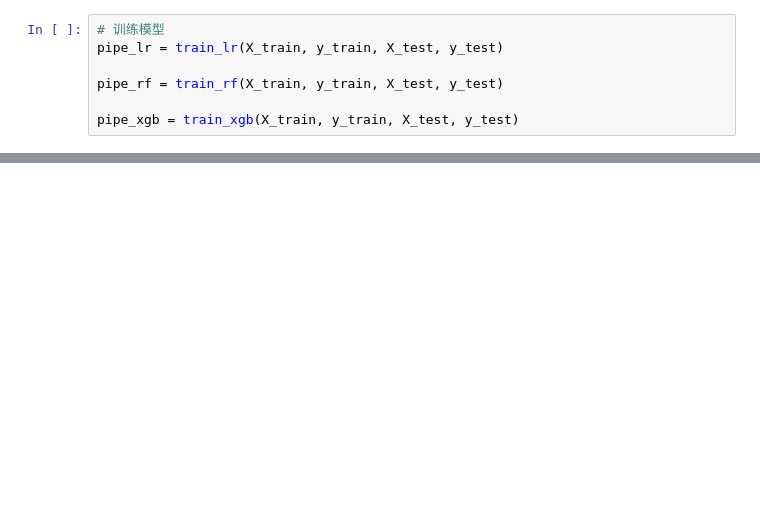
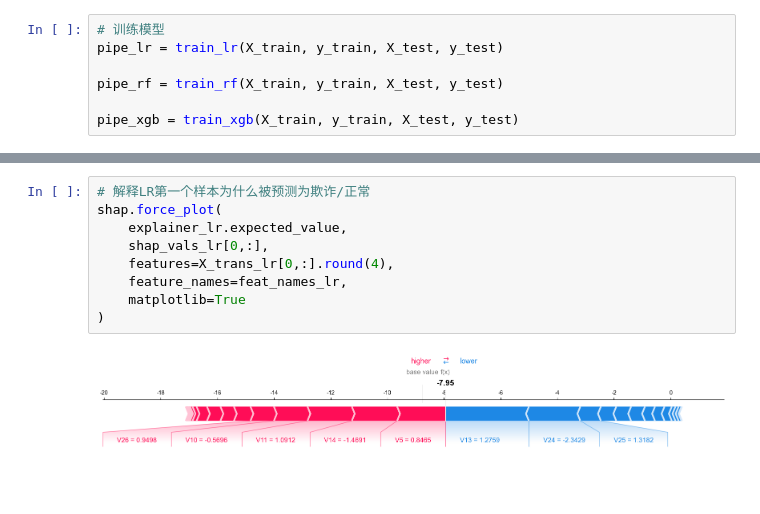
Before and after one commit to DaisyLuxy/credit_fraud_ml, a Jupyter notebook: notebooks/02_baseline.ipynb, the cells around one changed output, grey strips where cells are left out. Saved outputs shown, nothing was run; the diff lists cells and outputs as text; blank space fills up the shorter version.

```diff
--- a/notebooks/02_baseline.ipynb
+++ b/notebooks/02_baseline.ipynb
@@ -227,0 +299,11 @@ Minimized Cost：2020
+# %%
+# 解释LR第一个样本为什么被预测为欺诈/正常
+shap.force_plot(
+    explainer_lr.expected_value,
+    shap_vals_lr[0,:],
+    features=X_trans_lr[0,:].round(4),
+    feature_names=feat_names_lr,
+    matplotlib=True
+)
+# %% [output]
+[figure, added]
```
Also changed, not shown: parts of 13 cells of this notebook, 1 other file.
